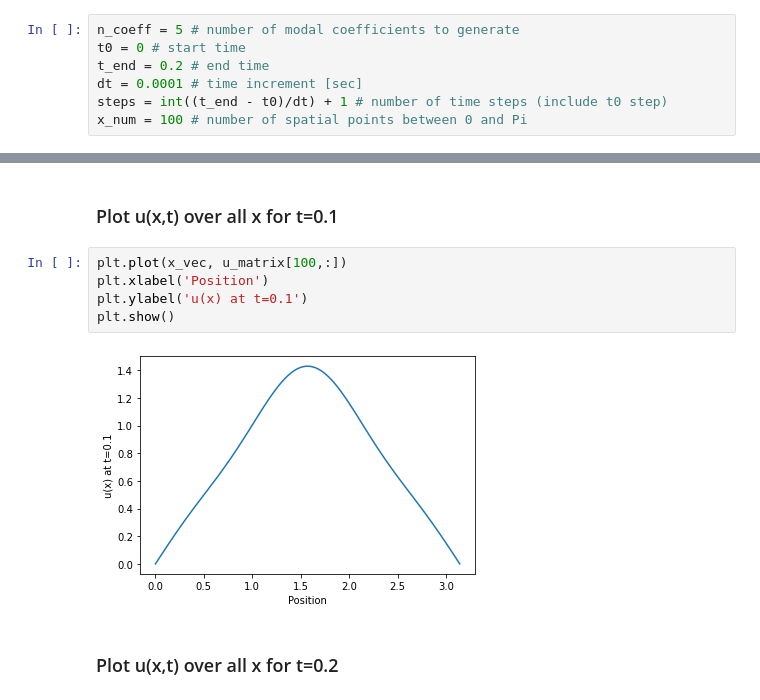
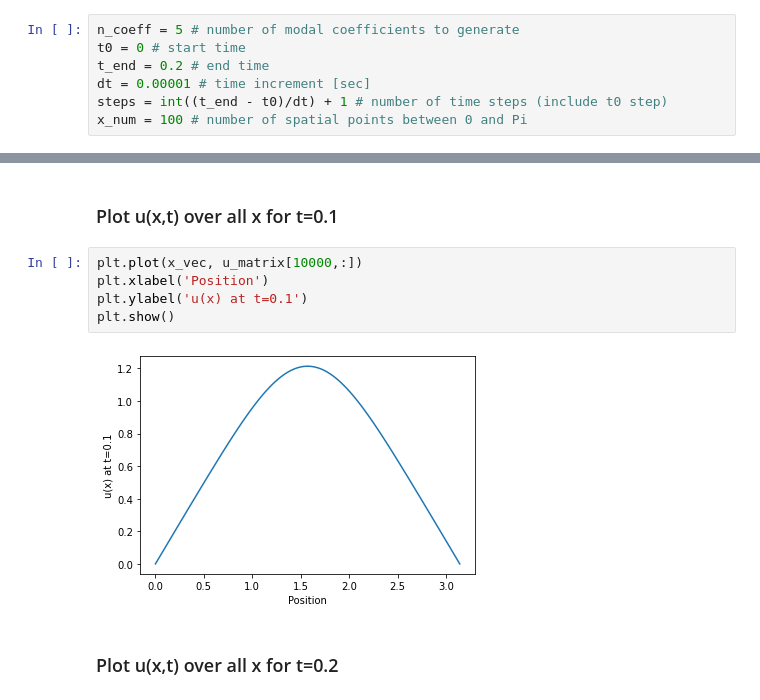
Before and after one commit to scpowers/pub2018superspike, a Jupyter notebook: themes/PDE_Modal_Coeff_Generation.ipynb, the cells around one changed output, grey strips where cells are left out. Drawn from its saved outputs; the diff is of its cells as text.

Commit message:
adjusted mid-way u(x,t) plot

```diff
--- a/themes/PDE_Modal_Coeff_Generation.ipynb
+++ b/themes/PDE_Modal_Coeff_Generation.ipynb
@@ -42,7 +42,7 @@ import math
 n_coeff = 5 # number of modal coefficients to generate
 t0 = 0 # start time
 t_end = 0.2 # end time
-dt = 0.0001 # time increment [sec]
+dt = 0.00001 # time increment [sec]
 steps = int((t_end - t0)/dt) + 1 # number of time steps (include t0 step)
 x_num = 100 # number of spatial points between 0 and Pi
 # %% [markdown]
@@ -109,12 +109,12 @@ plt.show()
 # %% [markdown]
 ### Plot u(x,t) over all x for t=0.1
 # %%
-plt.plot(x_vec, u_matrix[100,:])
+plt.plot(x_vec, u_matrix[10000,:])
 plt.xlabel('Position')
 plt.ylabel('u(x) at t=0.1')
 plt.show()
 # %% [output]
-[figure, old version]
+[figure, new version]
 # %% [markdown]
 ### Plot u(x,t) over all x for t=0.2
 # %%
```
